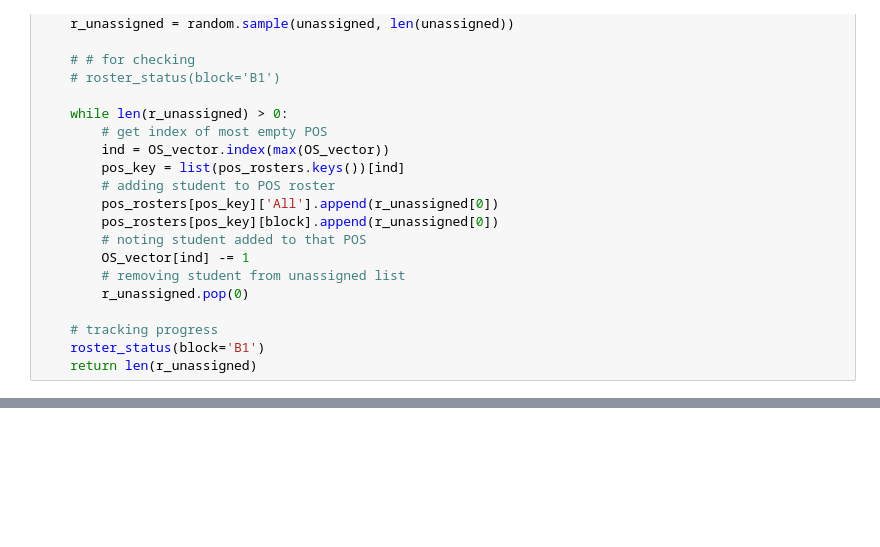
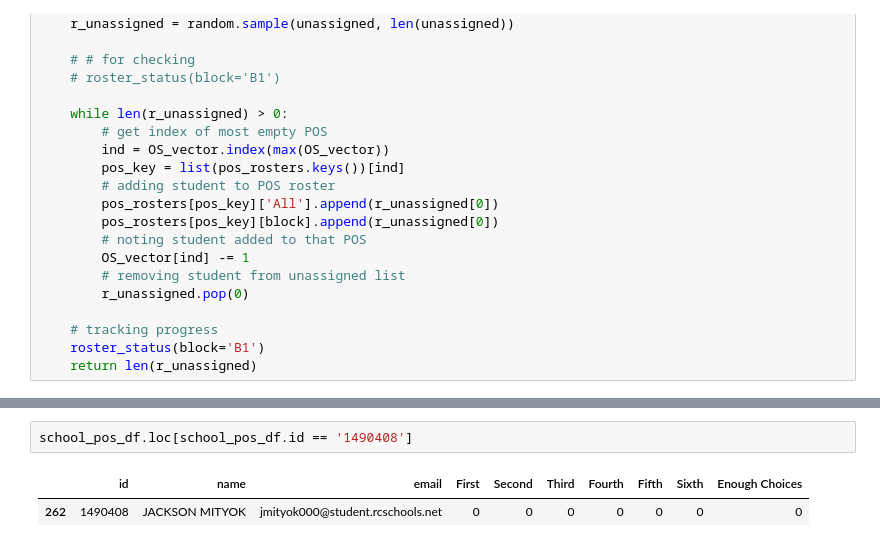
Before and after one commit to AlexMurphy-MTSU/YouScience, a Jupyter notebook: Deliverables/alg1.ipynb, the cells around one changed output, grey strips where cells are left out. Cells and saved outputs as stored; diff of their text form; blank space fills up the shorter version.

```diff
--- a/Deliverables/alg1.ipynb
+++ b/Deliverables/alg1.ipynb
@@ -388,0 +458,5 @@ Leadership in Government 20
+# %%
+school_pos_df.loc[school_pos_df.id == '1490408']
+# %% [output]
+|  | id | name | email | First | Second | Third | Fourth | Fifth | Sixth | Enough Choices |
+| 262 | 1490408 | JACKSON MITYOK | jmityok000@student.rcschools.net | 0 | 0 | 0 | 0 | 0 | 0 | 0 |
```
Also changed, not shown: parts of 12 cells of this notebook.
